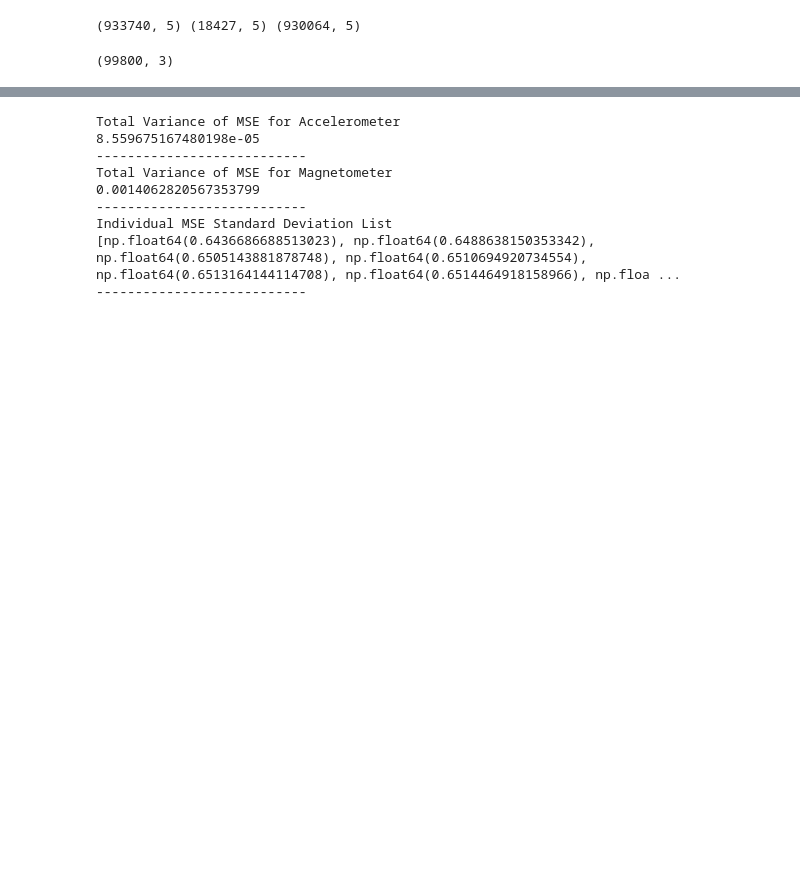
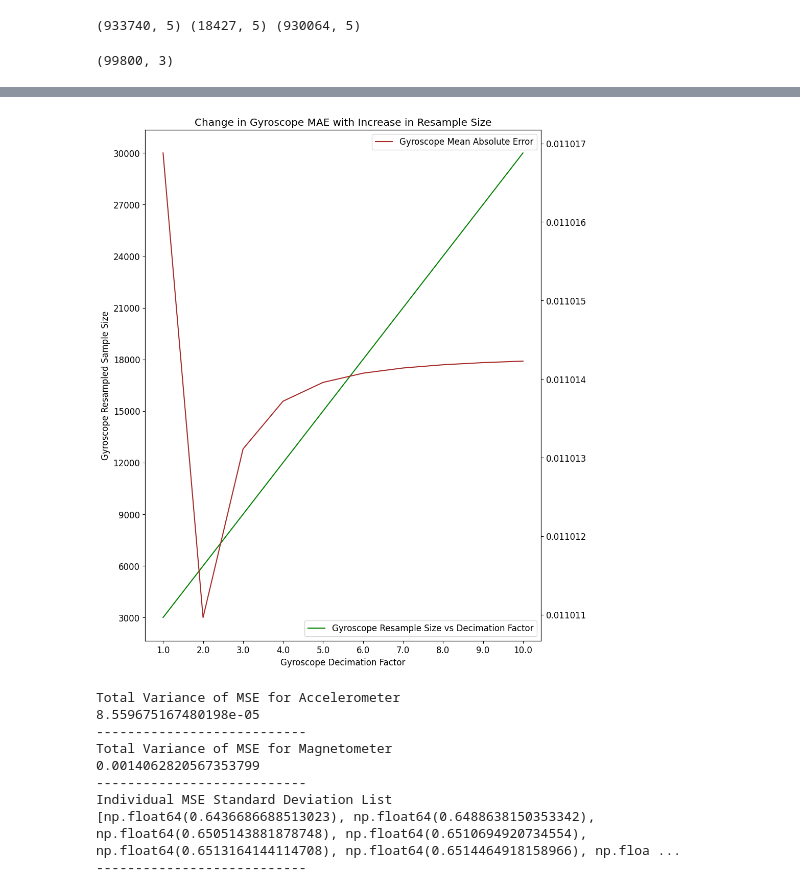
Before and after one commit to ahmedRafique744/Trim-management, a Jupyter notebook: imu_processing.ipynb, the cells around one changed output, grey strips where cells are left out. Drawn from its saved outputs; the diff is of its cells as text; code cells hidden in the pictures; blank space fills up the shorter version.

```diff
--- a/imu_processing.ipynb
+++ b/imu_processing.ipynb
@@ -592,0 +569,93 @@ plt.show()
+# %%
+# Resampling and Decimating Gyroscope Data
+
+plt.rcParams.update({'font.size': 12})
+gy_resample_sizes = []
+gy_mean_squared_list = []
+gy_decimate_sizes = []
+
+gy_total_interval_vals = [] # a list of lists of all MSE values per decimation factor
+for i in range(1, 11, 1):
+    gy_global = []
+    gy_w = []
+    gy_counter = 0
+    gy_total_mse = 0
+    gy_check = False
+    gy_interval_vals = [] # a list of all MSE values for per decimation factor
+    for (name, xl_grp), (name2, mg_grp), (name3, gy_grp) in zip(xl_group, mg_group, gy_group):
+        gy_required = correct_data(gy_grp.drop(columns=['interval']).values)
+        gy_test = gyr_offset_radians(gy_required[:,1:], np.array([.58, .42, -.3]))
+
+        gy_w.append(gy_test)
+
+        if len(gy_w) > 3: #build window
+            gy_w.pop(0)
+
+        if len(gy_w) != 3:
+            continue
+
+        new_gy_w = [] # to unpack all 3 intervals for the window
+        gy_len_w = []
+        for gy_j, gy_itvl in enumerate(gy_w):
+            new_gy_w.append(gy_itvl)
+            gy_len_w.append(len(gy_itvl))
+
+        new_gy_w = np.vstack(new_gy_w)
+
+        if (new_gy_w.shape[0] == 3000):
+            gy_check = True
+            gy_simulate = new_gy_w[1000:2000]
+
+            gy_missing = keep_every_k_of_n(gy_simulate, 400, 500) # removes 200 data points for each 1000 point interval
+            gy_to_use = np.vstack([new_gy_w[0:1000], gy_missing, new_gy_w[2000:3000]])
+
+            gy_r = resample(gy_to_use, num = 3000*i, axis = 0)
+            gy_factor = gy_r.shape[0]/3000
+            gy_factor = round(gy_factor, 2)
+            gy_factor_rounded = int(gy_r.shape[0]/3000) # this ensures that data is always downsampled to 3000
+            gy_d = decimate(gy_r, q = gy_factor_rounded, axis = 0)
+
+            gy_interval_mse = mean_absolute_error( new_gy_w[1000:2000,:], np.array(gy_d[1000:2000]))
+            gy_counter += 1
+            gy_total_mse += gy_interval_mse
+
+            gy_interval_vals.append(gy_interval_mse)
+
+    if len(gy_w) != 3:
+        continue
+
+    if (gy_check == True):
+        print(gy_counter)
+        gy_total_interval_vals.append(gy_interval_vals)
+        gy_average_mse = gy_total_mse / gy_counter
+        gy_resample_sizes.append(3000*i)
+        gy_decimate_sizes.append(gy_factor)
+
+        gy_mean_squared_list.append(gy_average_mse)
+
+print(gy_mean_squared_list)
+print(gy_decimate_sizes)
+
+print(gy_total_interval_vals)
+print(np.array(gy_total_interval_vals).shape)
+
+plt.rcParams.update({'font.size': 12})
+fig, ax1 = plt.subplots()
+fig.set_figwidth(10)
+fig.set_figheight(13)
+ax_t = ax1.twinx()
+ax1.plot(gy_decimate_sizes, gy_resample_sizes, label = "Gyroscope Resample Size vs Decimation Factor", c = "green")
+ax_t.plot(gy_decimate_sizes, gy_mean_squared_list, label="Gyroscope Mean Absolute Error", c="brown")
+formatter = ScalarFormatter(useOffset=False)
+formatter.set_scientific(False)
+ax_t.yaxis.set_major_formatter(formatter)
+ax1.set_xticks(gy_decimate_sizes, labels=list(gy_decimate_sizes))
+ax1.set_yticks(gy_resample_sizes, labels=list(gy_resample_sizes))
+ax1.set_xlabel("Gyroscope Decimation Factor")
+ax1.set_ylabel("Gyroscope Resampled Sample Size")
+ax1.legend(loc = "lower right")
+ax1.set_title("Change in Gyroscope MAE with Increase in Resample Size")
+ax_t.legend()
+plt.legend()
+plt.show()
+# %% [output]
@@ -593,3 +676,4 @@ plt.show()
+[figure, added]
 # %%
 # Calculating Total MSE Variance/Standard Deviation
 
```
Also changed, not shown: parts of 7 cells of this notebook.
